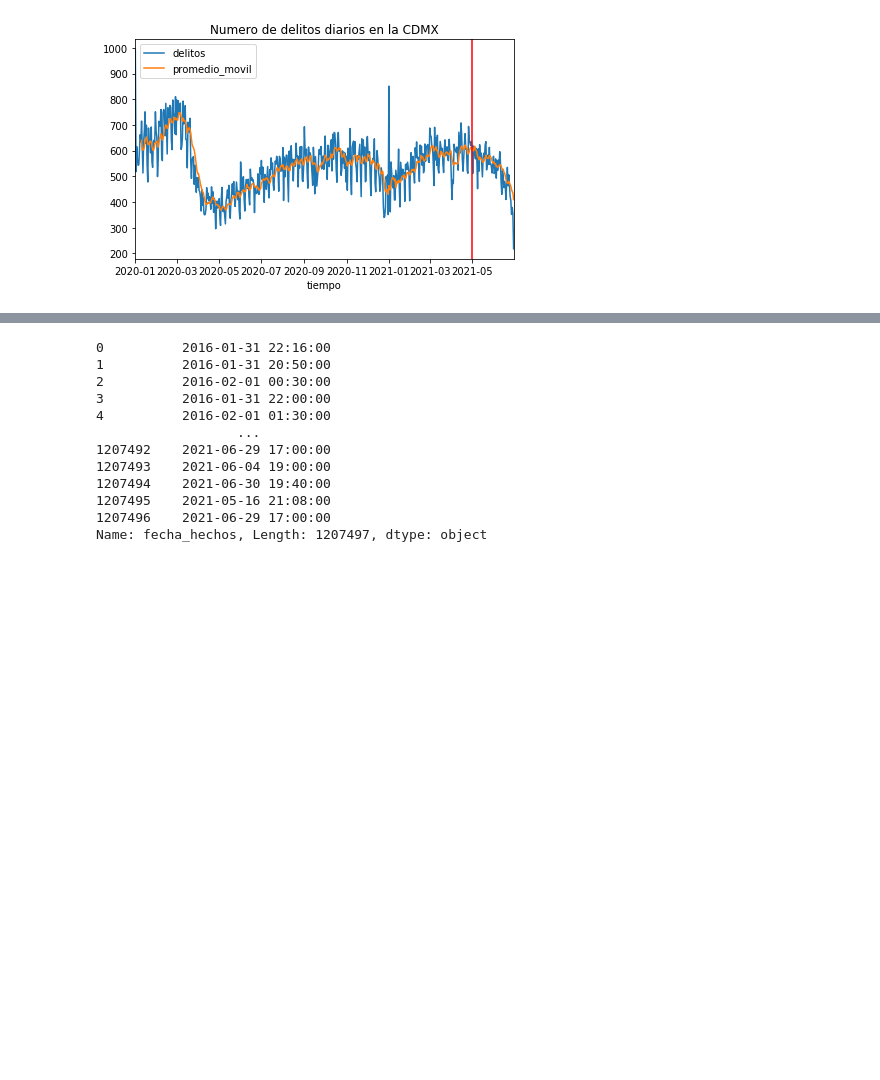
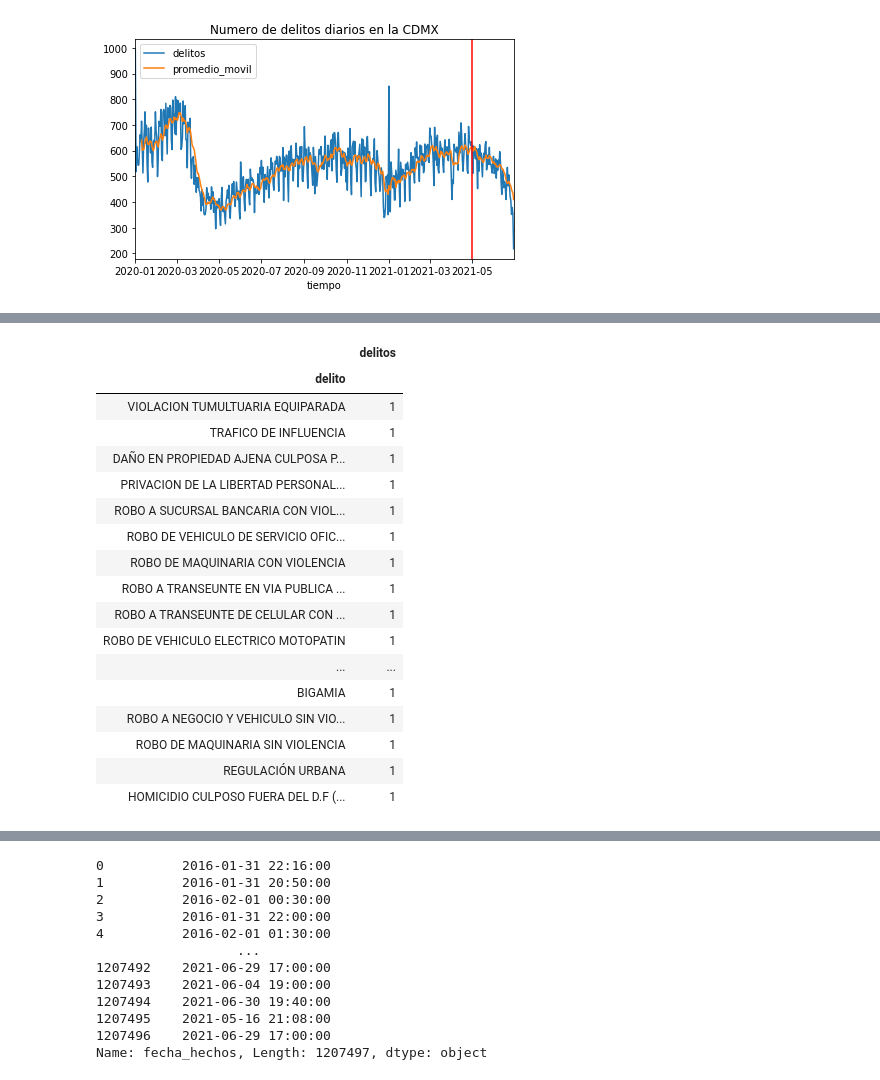
Before and after one commit to DarioDC/OPI, a Jupyter notebook: Examen_DarioDiazCuevas.ipynb, the cells around one changed output, grey strips where cells are left out. Cells and saved outputs as stored; diff of their text form; code cells hidden in the pictures; blank space fills up the shorter version.

```diff
--- a/Examen_DarioDiazCuevas.ipynb
+++ b/Examen_DarioDiazCuevas.ipynb
@@ -312,0 +295,22 @@ df[df.delitos>10]
+# %%
+#filtrado de delitos desde Mayo 2021 y conteo por tipo de delito
+del_cdmx[['delito','delitos']][del_cdmx['fecha_hechos_dt']>=pd.Timestamp(2021,5,1)].groupby('delito').count().sort_values('delitos',ascending = False).tail(20)
+# %% [output]
+|  | delitos |
+| delito |  |
+| VIOLACION TUMULTUARIA EQUIPARADA | 1 |
+| TRAFICO DE INFLUENCIA | 1 |
+| DAÑO EN PROPIEDAD AJENA CULPOSA P... | 1 |
+| PRIVACION DE LA LIBERTAD PERSONAL... | 1 |
+| ROBO A SUCURSAL BANCARIA CON VIOL... | 1 |
+| ROBO DE VEHICULO DE SERVICIO OFIC... | 1 |
+| ROBO DE MAQUINARIA CON VIOLENCIA | 1 |
+| ROBO A TRANSEUNTE EN VIA PUBLICA ... | 1 |
+| ROBO A TRANSEUNTE DE CELULAR CON ... | 1 |
+| ROBO DE VEHICULO ELECTRICO MOTOPATIN | 1 |
+| ... | ... |
+| BIGAMIA | 1 |
+| ROBO A NEGOCIO Y VEHICULO SIN VIO... | 1 |
+| ROBO DE MAQUINARIA SIN VIOLENCIA | 1 |
+| REGULACIÓN URBANA | 1 |
+| HOMICIDIO CULPOSO FUERA DEL D.F (... | 1 |
```
Also changed, not shown: parts of 12 cells of this notebook.
